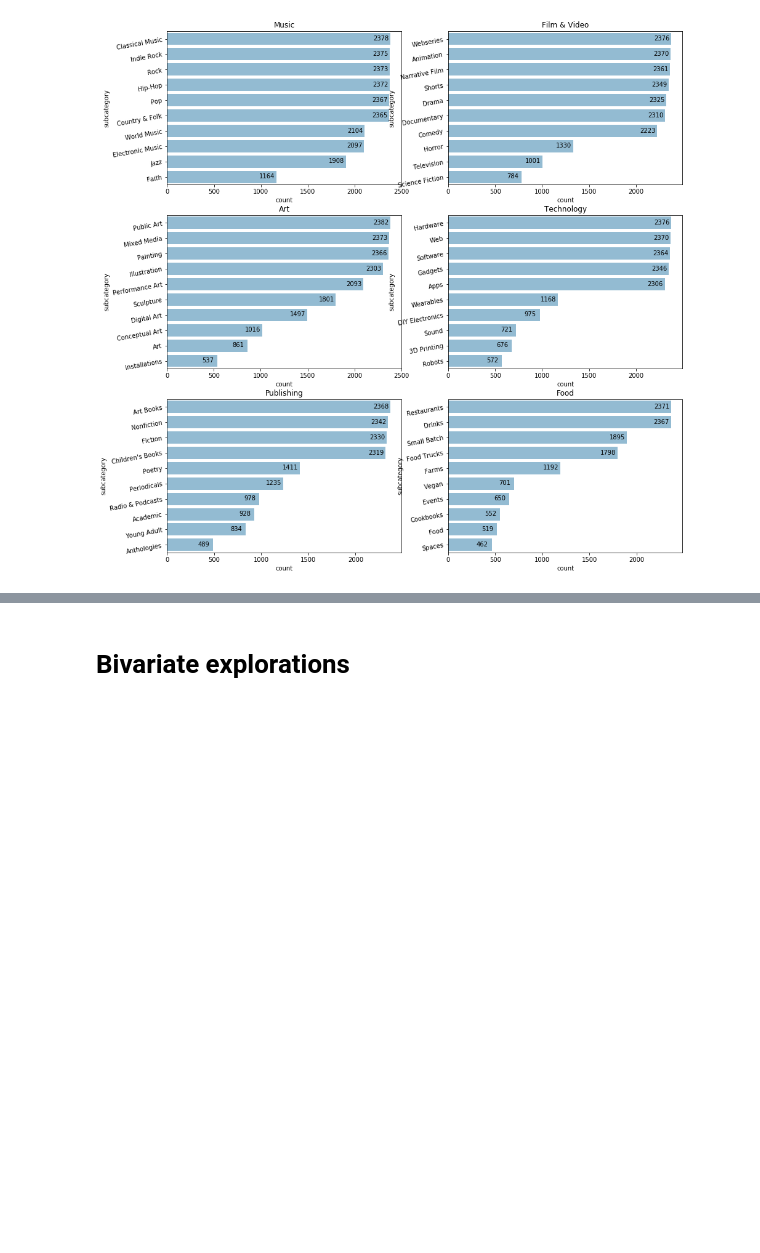
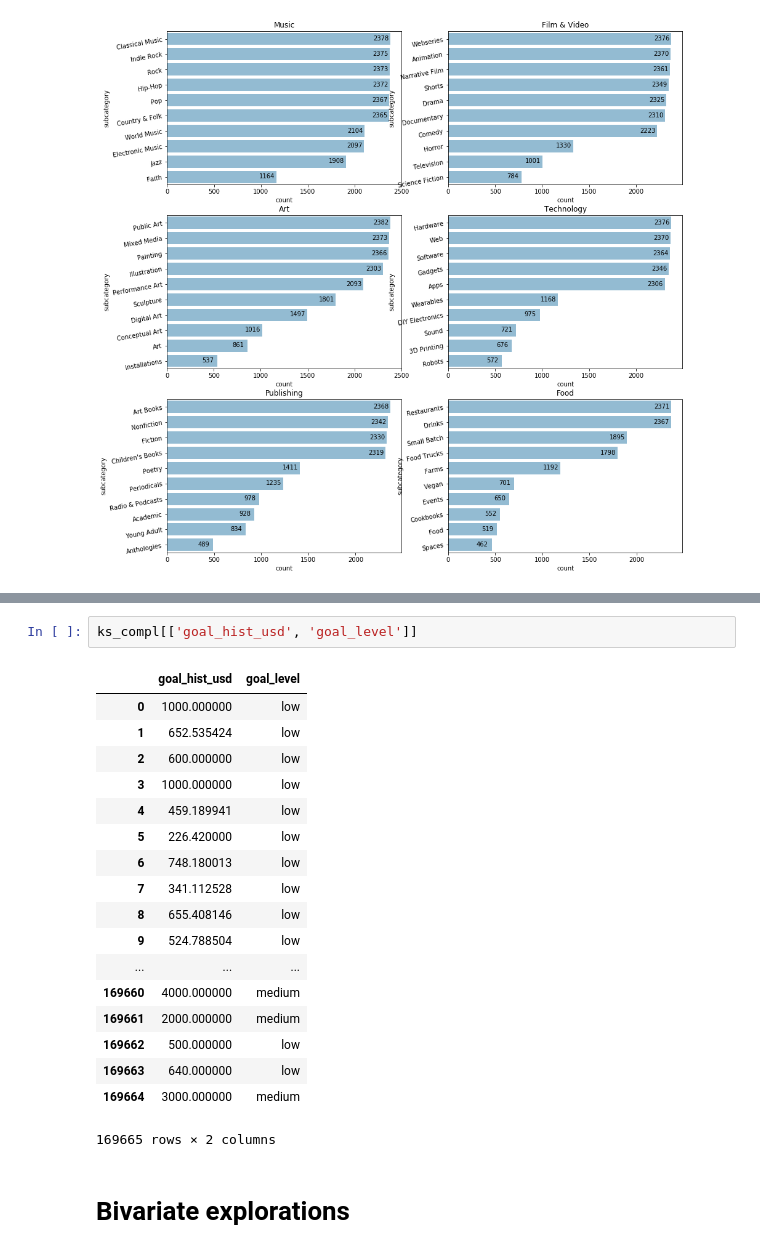
Before and after one commit to faymarie/crowdfunding-analysis, a Jupyter notebook: crowdfunding-visual-analysis.ipynb, the cells around one changed output, grey strips where cells are left out. Cells and saved outputs as stored; diff of their text form; blank space fills up the shorter version.

```diff
--- a/crowdfunding-visual-analysis.ipynb
+++ b/crowdfunding-visual-analysis.ipynb
@@ -446,3 +598,24 @@ for i, cat in enumerate(pop_cat[:6]):
+# %%
+ks_compl[['goal_hist_usd', 'goal_level']]
+# %% [output]
+|  | goal_hist_usd | goal_level |
+| 0 | 1000.000000 | low |
+| 1 | 652.535424 | low |
+| 2 | 600.000000 | low |
+| 3 | 1000.000000 | low |
+| 4 | 459.189941 | low |
+| 5 | 226.420000 | low |
+| 6 | 748.180013 | low |
+| 7 | 341.112528 | low |
+| 8 | 655.408146 | low |
+| 9 | 524.788504 | low |
+| ... | ... | ... |
+| 169660 | 4000.000000 | medium |
+| 169661 | 2000.000000 | medium |
+| 169662 | 500.000000 | low |
+| 169663 | 640.000000 | low |
+| 169664 | 3000.000000 | medium |
+169665 rows × 2 columns
 # %% [markdown]
 # Bivariate explorations
 # %%
```
Also changed, not shown: parts of 13 cells of this notebook.
